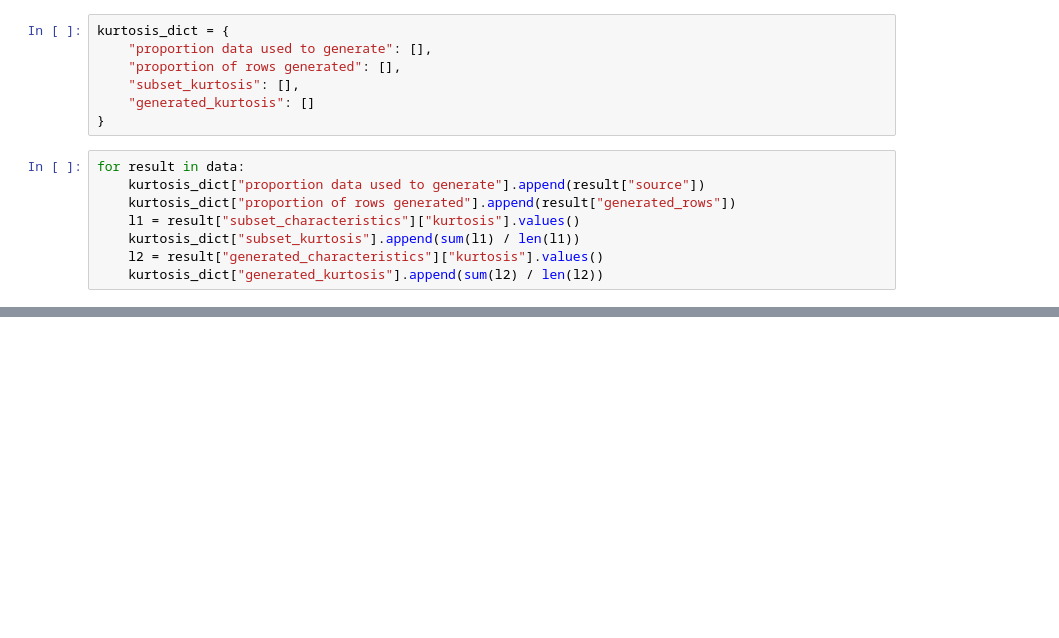
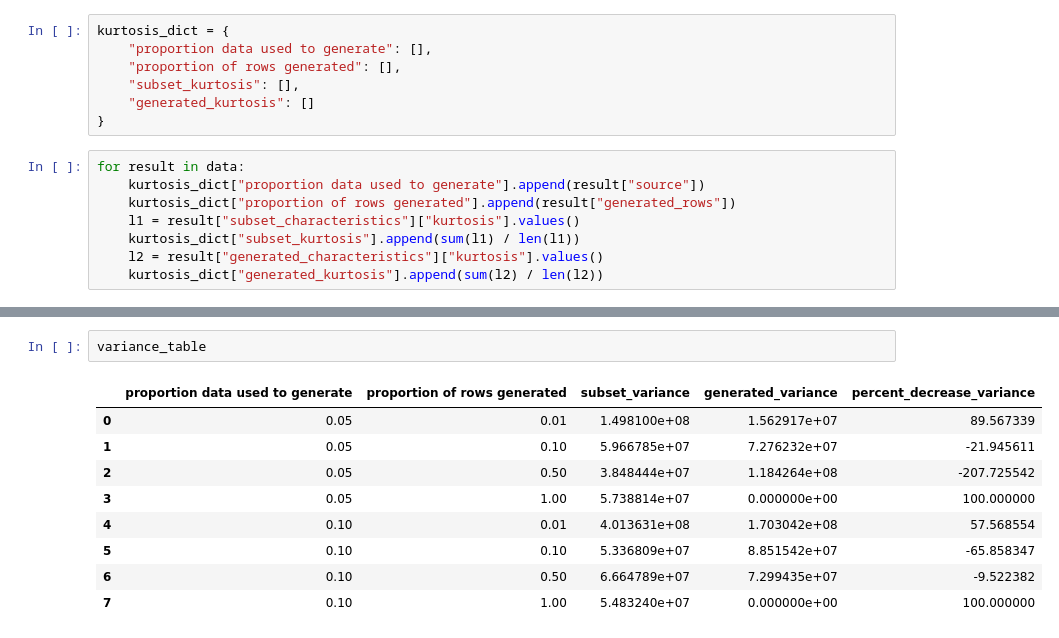
Before and after one commit to siddharth-r-tiwari/am226, a Jupyter notebook: charts.ipynb, the cells around one changed output, grey strips where cells are left out. Saved outputs shown, nothing was run; the diff lists cells and outputs as text; blank space fills up the shorter version.

```diff
--- a/charts.ipynb
+++ b/charts.ipynb
@@ -204,0 +214,12 @@ output_table.to_csv(f"car_kurtosis_data.csv", index=False)
+# %%
+variance_table
+# %% [output]
+|  | proportion data used to generate | proportion of rows generated | subset_variance | generated_variance | percent_decrease_variance |
+| 0 | 0.05 | 0.01 | 1.498100e+08 | 1.562917e+07 | 89.567339 |
+| 1 | 0.05 | 0.10 | 5.966785e+07 | 7.276232e+07 | -21.945611 |
+| 2 | 0.05 | 0.50 | 3.848444e+07 | 1.184264e+08 | -207.725542 |
+| 3 | 0.05 | 1.00 | 5.738814e+07 | 0.000000e+00 | 100.000000 |
+| 4 | 0.10 | 0.01 | 4.013631e+08 | 1.703042e+08 | 57.568554 |
+| 5 | 0.10 | 0.10 | 5.336809e+07 | 8.851542e+07 | -65.858347 |
+| 6 | 0.10 | 0.50 | 6.664789e+07 | 7.299435e+07 | -9.522382 |
+| 7 | 0.10 | 1.00 | 5.483240e+07 | 0.000000e+00 | 100.000000 |
```
Also changed, not shown: parts of 14 cells of this notebook, 18 other files.
